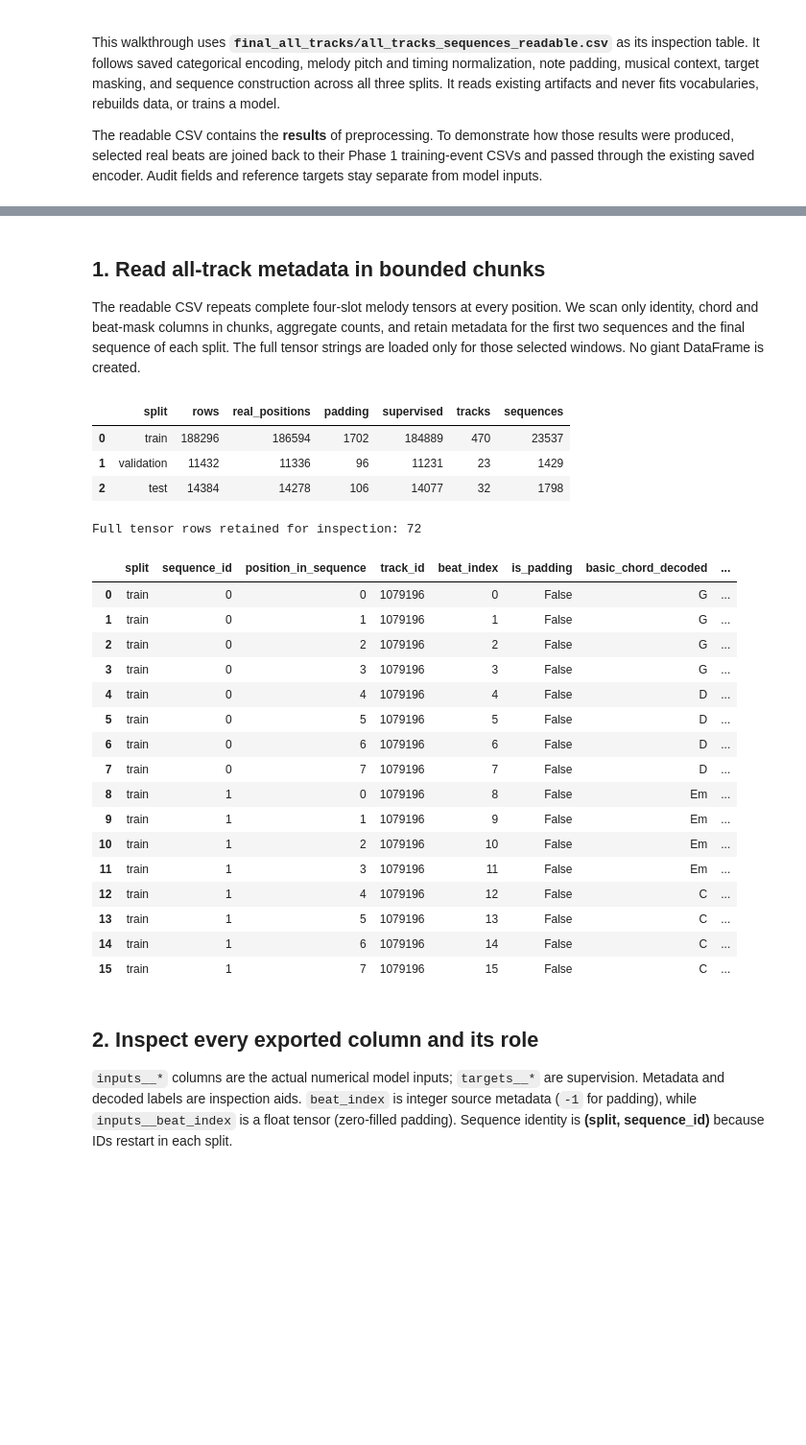
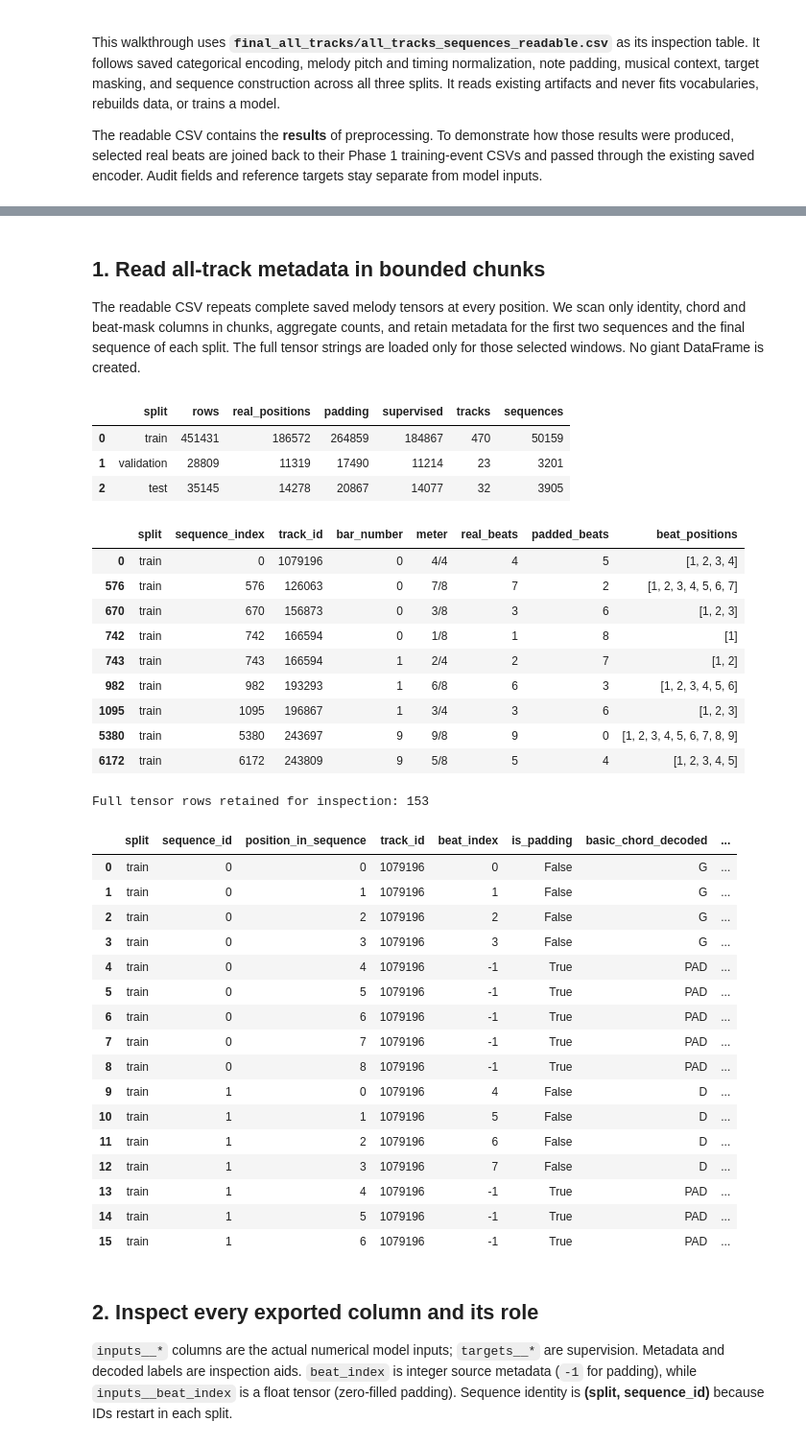
Before and after one commit to SYNCODE-SLIIT/J26-DS-339, a Jupyter notebook: experiments/rahul/notebooks/02_dataset_preprocessing.ipynb, the cells around one changed output, grey strips where cells are left out. Shown at 96% size. Saved outputs shown, nothing was run; the diff lists cells and outputs as text; code cells hidden in the pictures; blank space fills up the shorter version.

```diff
--- a/experiments/rahul/notebooks/02_dataset_preprocessing.ipynb
+++ b/experiments/rahul/notebooks/02_dataset_preprocessing.ipynb
@@ -20,7 +20,7 @@ from experiments.rahul.src.encode_features import FeatureEncoder, CATEGORICAL, l
 from experiments.rahul.src.transformer_dataset import SavedSequenceDataset
 
 COMPONENT = ROOT / 'experiments/rahul'
-OUT = COMPONENT / 'outputs/model_preprocessing/final_all_tracks_quality_v4_m4'
+OUT = COMPONENT / 'outputs/model_preprocessing/final_all_tracks_quality_v5_bars_full_melody'
 CSV = OUT / 'all_tracks_sequences_readable.csv'
 def read_json(path): return json.loads(path.read_text(encoding='utf-8'))
 config = read_json(OUT / 'preprocessing_config.json')
@@ -48,7 +48,7 @@ CSV size (GB): 0.349
 # %% [markdown]
 ## 1. Read all-track metadata in bounded chunks
 
-The readable CSV repeats complete four-slot melody tensors at every position. We scan only identity, chord and beat-mask columns in chunks, aggregate counts, and retain metadata for the first two sequences and the final sequence of each split. The full tensor strings are loaded only for those selected windows. No giant DataFrame is created.
+The readable CSV repeats complete saved melody tensors at every position. We scan only identity, chord and beat-mask columns in chunks, aggregate counts, and retain metadata for the first two sequences and the final sequence of each split. The full tensor strings are loaded only for those selected windows. No giant DataFrame is created.
 # %%
 meta_cols = ['split','sequence_id','position_in_sequence','track_id','beat_index','is_padding',
              'basic_chord_decoded','basic_root_decoded','basic_quality_decoded',
@@ -62,54 +62,80 @@ for chunk in pd.read_csv(CSV, usecols=meta_cols, chunksize=4096, dtype={'track_i
     for split, part in chunk.groupby('split', sort=False):
         state = summary.setdefault(split, dict(rows=0, real=0, padding=0, supervised=0, tracks=set(), sequences=set(), basic={}))
         state['rows'] += len(part)
         state['real'] += int(part['inputs__beat_attention_mask'].sum())
         state['padding'] += int(part['is_padding'].sum())
         state['supervised'] += int(part['targets__target_loss_mask'].sum())
         state['tracks'].update(part.track_id)
         state['sequences'].update(part.sequence_id)
         for label, count in part.loc[~part.is_padding, 'basic_chord_decoded'].value_counts().items():
             state['basic'][label] = state['basic'].get(label, 0) + int(count)
 summary_table = pd.DataFrame([dict(split=k, rows=v['rows'], real_positions=v['real'], padding=v['padding'],
     supervised=v['supervised'], tracks=len(v['tracks']), sequences=len(v['sequences'])) for k,v in summary.items()])
 display(summary_table)
 selected_ids = {k: {min(v['sequences']), min(v['sequences'])+1, max(v['sequences'])} for k,v in summary.items()}
+# Also show complete bars from each available source meter.
+bar_manifest=pd.read_csv(OUT/'sequence_manifest.csv',dtype={'track_id':str})
+source_meters={}
+for track in bar_manifest.track_id.unique():
+    source=ROOT/config['source_root']/f'track_{int(track):07d}'/'beats/beats.csv'
+    with source.open(encoding='utf-8',newline='') as stream:
+        for event in csv.DictReader(stream):
+            source_meters[(track,int(event['bar_index']))]=(int(event['meter_numerator']),int(event['meter_denominator']))
+bar_manifest['meter']=bar_manifest.apply(lambda r: '/'.join(map(str,source_meters[(r.track_id,int(r.bar_number))])),axis=1)
+bar_manifest['expected_beats']=bar_manifest.apply(lambda r: source_meters[(r.track_id,int(r.bar_number))][0],axis=1)
+bar_manifest['complete_bar']=bar_manifest.apply(lambda r: json.loads(r.beat_positions)==list(range(1,r.expected_beats+1)),axis=1)
+meter_examples=bar_manifest.loc[bar_manifest.complete_bar].groupby('meter',sort=False).head(1)
+for _,example in meter_examples.iterrows():
+    selected_ids[example['split']].add(int(example.sequence_index))
+display(meter_examples[['split','sequence_index','track_id','bar_number','meter','real_beats','padded_beats','beat_positions']])
+
 # CSV rows are sorted by split then sequence; retain only selected full windows.
 selected = []
 with CSV.open(encoding='utf-8', newline='') as stream:
     for row in csv.DictReader(stream):
         if int(row['sequence_id']) in selected_ids[row['split']]:
             selected.append(row)
 sample = pd.DataFrame(selected)
 for col in ('sequence_id','position_in_sequence','beat_index'):
     sample[col] = sample[col].astype(int)
 for col, spec in schema['columns'].items():
     if col.startswith(('inputs__','targets__')) or spec.get('serialization') in ('JSON list','JSON boolean'):
         sample[col] = sample[col].map(json.loads)
 print('Full tensor rows retained for inspection:', len(sample))
 display(sample[meta_cols].head(16))
 # %% [output]
 |  | split | rows | real_positions | padding | supervised | tracks | sequences |
-| 0 | train | 188296 | 186594 | 1702 | 184889 | 470 | 23537 |
-| 1 | validation | 11432 | 11336 | 96 | 11231 | 23 | 1429 |
-| 2 | test | 14384 | 14278 | 106 | 14077 | 32 | 1798 |
+| 0 | train | 451431 | 186572 | 264859 | 184867 | 470 | 50159 |
+| 1 | validation | 28809 | 11319 | 17490 | 11214 | 23 | 3201 |
+| 2 | test | 35145 | 14278 | 20867 | 14077 | 32 | 3905 |
+|  | split | sequence_index | track_id | bar_number | meter | real_beats | padded_beats | beat_positions |
+| 0 | train | 0 | 1079196 | 0 | 4/4 | 4 | 5 | [1, 2, 3, 4] |
+| 576 | train | 576 | 126063 | 0 | 7/8 | 7 | 2 | [1, 2, 3, 4, 5, 6, 7] |
+| 670 | train | 670 | 156873 | 0 | 3/8 | 3 | 6 | [1, 2, 3] |
+| 742 | train | 742 | 166594 | 0 | 1/8 | 1 | 8 | [1] |
+| 743 | train | 743 | 166594 | 1 | 2/4 | 2 | 7 | [1, 2] |
+| 982 | train | 982 | 193293 | 1 | 6/8 | 6 | 3 | [1, 2, 3, 4, 5, 6] |
+| 1095 | train | 1095 | 196867 | 1 | 3/4 | 3 | 6 | [1, 2, 3] |
+| 5380 | train | 5380 | 243697 | 9 | 9/8 | 9 | 0 | [1, 2, 3, 4, 5, 6, 7, 8, 9] |
+| 6172 | train | 6172 | 243809 | 9 | 5/8 | 5 | 4 | [1, 2, 3, 4, 5] |
-Full tensor rows retained for inspection: 72
+Full tensor rows retained for inspection: 153
-|  | split | sequence_id | position_in_sequence | track_id | beat_index | is_padding | basic_chord_decoded | ... |
-| 0 | train | 0 | 0 | 1079196 | 0 | False | G | ... |
-| 1 | train | 0 | 1 | 1079196 | 1 | False | G | ... |
-| 2 | train | 0 | 2 | 1079196 | 2 | False | G | ... |
-| 3 | train | 0 | 3 | 1079196 | 3 | False | G | ... |
-| 4 | train | 0 | 4 | 1079196 | 4 | False | D | ... |
-| 5 | train | 0 | 5 | 1079196 | 5 | False | D | ... |
-| 6 | train | 0 | 6 | 1079196 | 6 | False | D | ... |
-| 7 | train | 0 | 7 | 1079196 | 7 | False | D | ... |
-| 8 | train | 1 | 0 | 1079196 | 8 | False | Em | ... |
-| 9 | train | 1 | 1 | 1079196 | 9 | False | Em | ... |
-| 10 | train | 1 | 2 | 1079196 | 10 | False | Em | ... |
-| 11 | train | 1 | 3 | 1079196 | 11 | False | Em | ... |
-| 12 | train | 1 | 4 | 1079196 | 12 | False | C | ... |
-| 13 | train | 1 | 5 | 1079196 | 13 | False | C | ... |
-| 14 | train | 1 | 6 | 1079196 | 14 | False | C | ... |
-| 15 | train | 1 | 7 | 1079196 | 15 | False | C | ... |
+|  | split | sequence_id | position_in_sequence | track_id | beat_index | is_padding | basic_chord_decoded | ... |
+| 0 | train | 0 | 0 | 1079196 | 0 | False | G | ... |
+| 1 | train | 0 | 1 | 1079196 | 1 | False | G | ... |
+| 2 | train | 0 | 2 | 1079196 | 2 | False | G | ... |
+| 3 | train | 0 | 3 | 1079196 | 3 | False | G | ... |
+| 4 | train | 0 | 4 | 1079196 | -1 | True | PAD | ... |
+| 5 | train | 0 | 5 | 1079196 | -1 | True | PAD | ... |
+| 6 | train | 0 | 6 | 1079196 | -1 | True | PAD | ... |
+| 7 | train | 0 | 7 | 1079196 | -1 | True | PAD | ... |
+| 8 | train | 0 | 8 | 1079196 | -1 | True | PAD | ... |
+| 9 | train | 1 | 0 | 1079196 | 4 | False | D | ... |
+| 10 | train | 1 | 1 | 1079196 | 5 | False | D | ... |
+| 11 | train | 1 | 2 | 1079196 | 6 | False | D | ... |
+| 12 | train | 1 | 3 | 1079196 | 7 | False | D | ... |
+| 13 | train | 1 | 4 | 1079196 | -1 | True | PAD | ... |
+| 14 | train | 1 | 5 | 1079196 | -1 | True | PAD | ... |
+| 15 | train | 1 | 6 | 1079196 | -1 | True | PAD | ... |
 # %% [markdown]
 ## 2. Inspect every exported column and its role
 
```
Also changed, not shown: parts of 18 cells of this notebook, 47 other files.
